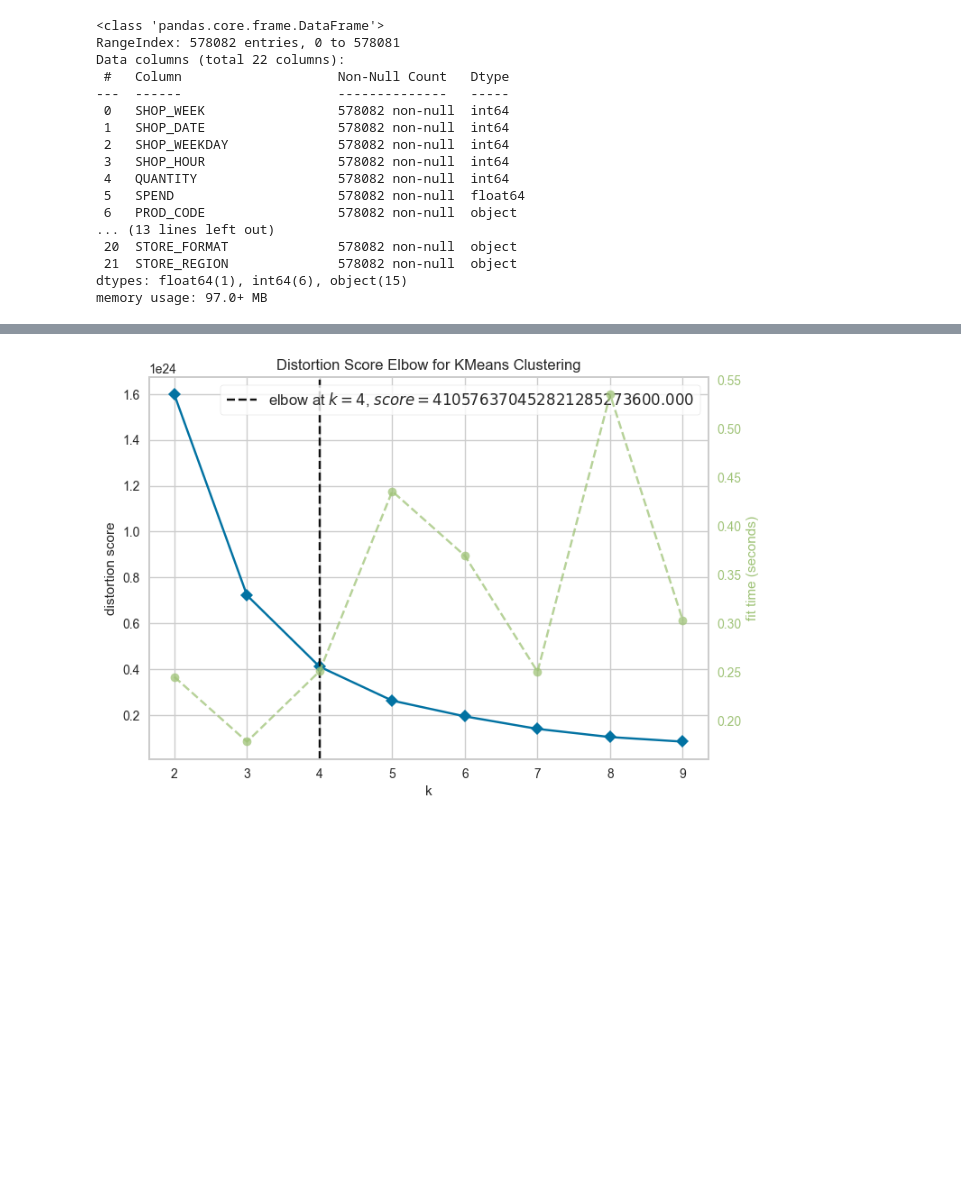
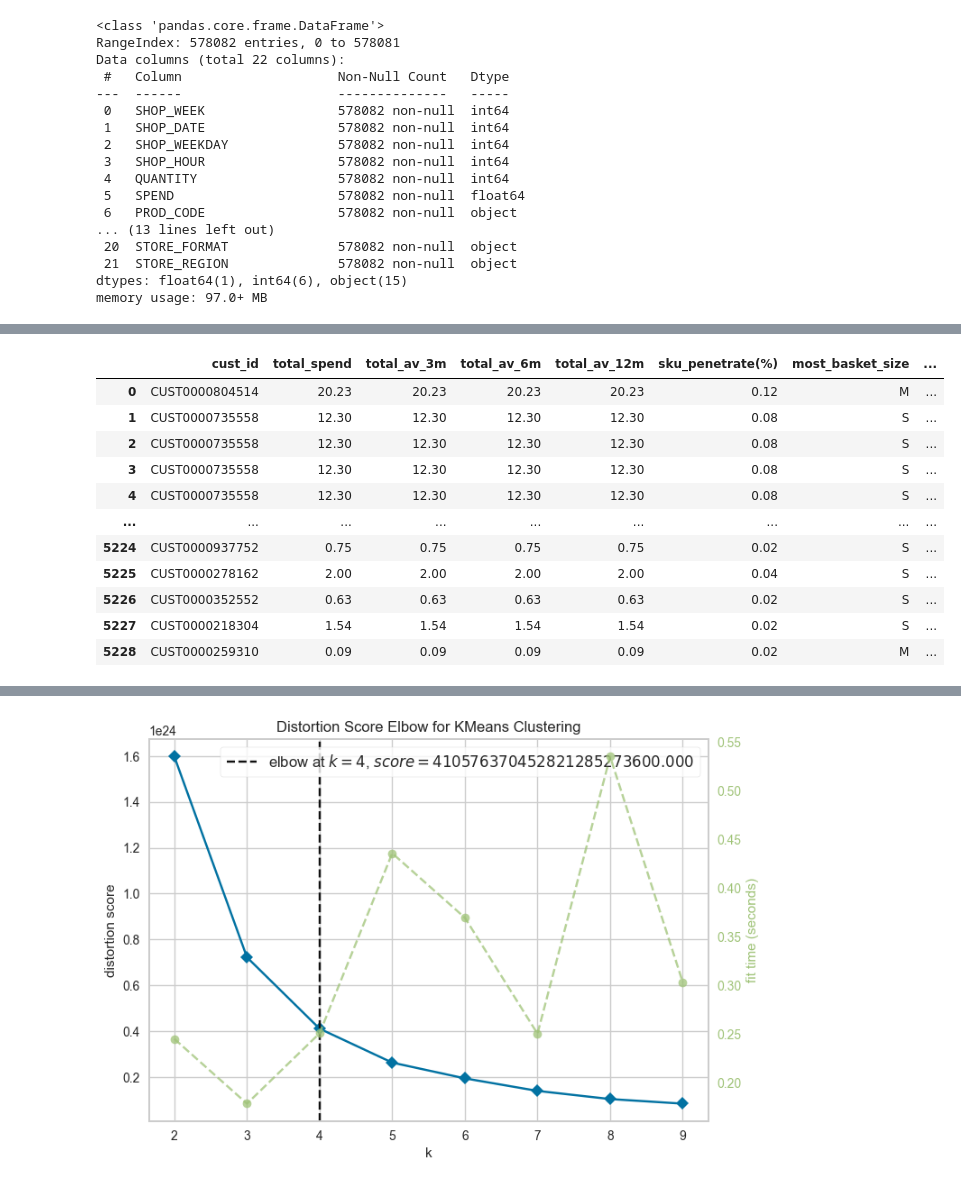
Before and after one commit to HikariJadeEmpire/AdvancedAnalytics-MADT8101, a Jupyter notebook: Week02_CustomerSingleView/KMean_LostusAnalytic.ipynb, the cells around one changed output, grey strips where cells are left out. Drawn from its saved outputs; the diff is of its cells as text; code cells hidden in the pictures; blank space fills up the shorter version.

```diff
--- a/Week02_CustomerSingleView/KMean_LostusAnalytic.ipynb
+++ b/Week02_CustomerSingleView/KMean_LostusAnalytic.ipynb
@@ -33,3 +51,6 @@ Data columns (total 22 columns):
  21  STORE_REGION              578082 non-null  object
 dtypes: float64(1), int64(6), object(15)
 memory usage: 97.0+ MB
+# %%
+for i in df['BASKET_TYPE'].unique() :
+    print(f'{i}')
@@ -98,0 +99,77 @@ dtype: int64
+# %%
+## Create customer single view ##
+
+# import datetime as dt
+
+newdf = pd.DataFrame( df['CUST_CODE'].unique() ).rename(columns={0:'cust_id'})
+
+totalspend = pd.DataFrame(df.groupby(by=['CUST_CODE'],group_keys=True)
+                          .apply( lambda x: sum(x['total_sales']) )
+                          ).rename(columns={0:'total_spend'})
+
+tm = pd.DataFrame(df.groupby(by=['CUST_CODE',
+                                 pd.Grouper(key='SHOP_DATE', freq='3M')])['total_sales']
+                                 .agg('sum')
+                  ).groupby('CUST_CODE').agg('mean').rename(columns={'total_sales':'total_av_3m'})
+
+sm = pd.DataFrame(df.groupby(by=['CUST_CODE',
+                                 pd.Grouper(key='SHOP_DATE', freq='6M')])['total_sales']
+                                 .agg('sum')
+                  ).groupby('CUST_CODE').agg('mean').rename(columns={'total_sales':'total_av_6m'})
+
+yearly = pd.DataFrame( df.groupby(by=['CUST_CODE',
+                                      pd.Grouper(key='SHOP_DATE', freq='Y')])['total_sales']
+                                      .agg('sum')
+                  ).groupby('CUST_CODE').agg('mean').rename(columns={'total_sales':'total_av_12m'})
+
+sku = pd.DataFrame(df.groupby(by=['CUST_CODE'])
+                   .apply(
+                       lambda x : round( (len(x['PROD_CODE'].unique())/(df['PROD_CODE'].nunique()))*100
+                                        , 2 )
+                       )
+                            ).rename(columns={0:'sku_penetrate(%)'})
+
+bsksize = pd.DataFrame(df.groupby(by=['CUST_CODE'])['BASKET_SIZE']
+                       .apply(lambda x : x.mode())
+                          ).rename(columns={'BASKET_SIZE':'most_basket_size'})
+
+bsksize_sense = pd.DataFrame(df.groupby(by=['CUST_CODE'])['BASKET_PRICE_SENSITIVITY']
+                       .apply(lambda x : x.mode())
+                          ).rename(columns={'BASKET_PRICE_SENSITIVITY':'most_basket_price_sensitivity'})
+
+bsksize_cat = pd.DataFrame(df.groupby(by=['CUST_CODE'])['BASKET_DOMINANT_MISSION']
+                       .apply(lambda x : x.mode())
+                          ).rename(columns={'BASKET_DOMINANT_MISSION':'most_category'})
+
+bsk_type = pd.DataFrame(df.groupby(by=['CUST_CODE'])['BASKET_TYPE']
+                       .apply(lambda x : x.mode())
+                          ).rename(columns={'BASKET_TYPE':'most_basket_type'})
+
+weekday = pd.DataFrame(df.groupby(by=['CUST_CODE'])['SHOP_WEEKDAY']
+                       .apply(lambda x : x.mode())
+                          ).rename(columns={'SHOP_WEEKDAY':'most_weekday'})
+
+hourr = pd.DataFrame(df.groupby(by=['CUST_CODE'])['SHOP_HOUR']
+                       .apply(lambda x : x.mode())
+                          ).rename(columns={'SHOP_HOUR':'most_coming_time'})
+
+# JOIN them together
+
+ls = [totalspend,tm,sm,yearly,sku,bsksize,bsk_type,bsksize_sense,bsksize_cat,weekday,hourr]
+for i in (ls):
+    newdf = pd.merge( newdf,i,left_on=['cust_id'],right_on=['CUST_CODE'] )
+
+newdf
+# %% [output]
+|  | cust_id | total_spend | total_av_3m | total_av_6m | total_av_12m | sku_penetrate(%) | most_basket_size | ... |
+| 0 | CUST0000804514 | 20.23 | 20.23 | 20.23 | 20.23 | 0.12 | M | ... |
+| 1 | CUST0000735558 | 12.30 | 12.30 | 12.30 | 12.30 | 0.08 | S | ... |
+| 2 | CUST0000735558 | 12.30 | 12.30 | 12.30 | 12.30 | 0.08 | S | ... |
+| 3 | CUST0000735558 | 12.30 | 12.30 | 12.30 | 12.30 | 0.08 | S | ... |
+| 4 | CUST0000735558 | 12.30 | 12.30 | 12.30 | 12.30 | 0.08 | S | ... |
+| ... | ... | ... | ... | ... | ... | ... | ... | ... |
+| 5224 | CUST0000937752 | 0.75 | 0.75 | 0.75 | 0.75 | 0.02 | S | ... |
+| 5225 | CUST0000278162 | 2.00 | 2.00 | 2.00 | 2.00 | 0.04 | S | ... |
+| 5226 | CUST0000352552 | 0.63 | 0.63 | 0.63 | 0.63 | 0.02 | S | ... |
+| 5227 | CUST0000218304 | 1.54 | 1.54 | 1.54 | 1.54 | 0.02 | S | ... |
+| 5228 | CUST0000259310 | 0.09 | 0.09 | 0.09 | 0.09 | 0.02 | M | ... |
```
Also changed, not shown: parts of 14 cells of this notebook, 1 other file.
